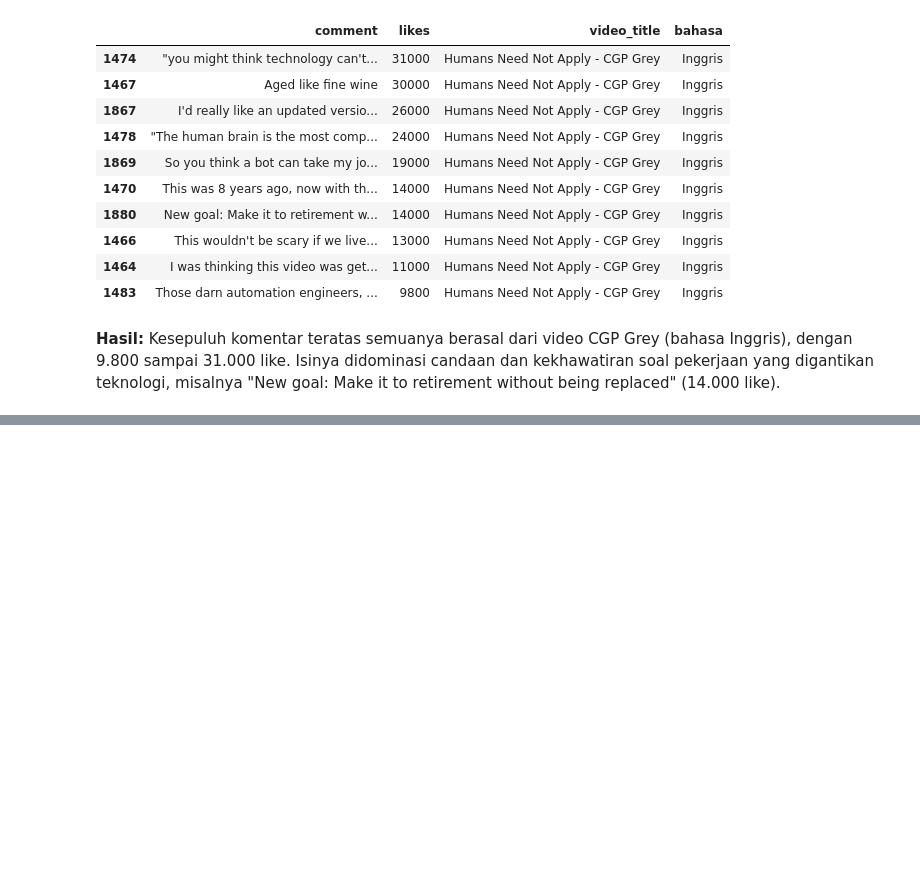
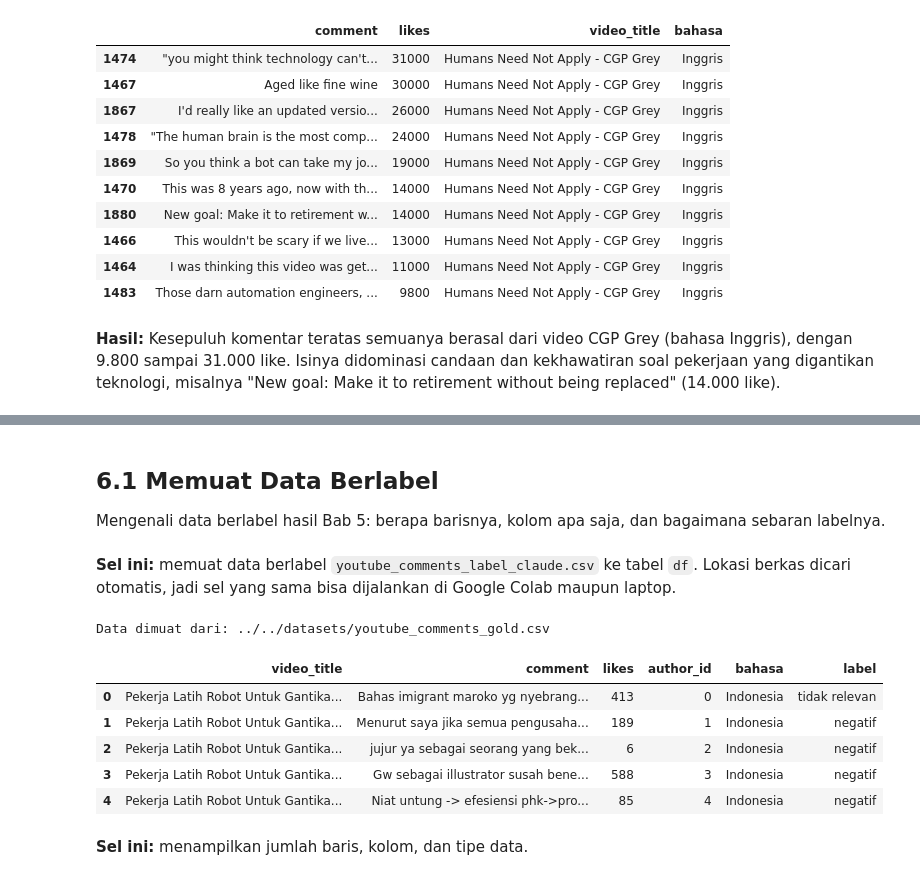
Before and after one commit to RoihansLab/Data-Mining-Project, a Jupyter notebook: youtube_comment_sentiment/Data_Preparation/data_preparation_labeling.ipynb, the cells around one changed output, grey strips where cells are left out. Saved outputs shown, nothing was run; the diff lists cells and outputs as text; code cells hidden in the pictures; blank space fills up the shorter version.

```diff
--- a/youtube_comment_sentiment/Data_Preparation/data_preparation_labeling.ipynb
+++ b/youtube_comment_sentiment/Data_Preparation/data_preparation_labeling.ipynb
@@ -1742,0 +1184,25 @@ plt.show()
+# %% [markdown]
+## **6.1 Memuat Data Berlabel**
+
+Mengenali data berlabel hasil Bab 5: berapa barisnya, kolom apa saja, dan bagaimana sebaran labelnya.
+# %% [markdown]
+**Sel ini:** memuat data berlabel `youtube_comments_label_claude.csv` ke tabel `df`. Lokasi berkas dicari otomatis, jadi sel yang sama bisa dijalankan di Google Colab maupun laptop.
+# %%
+# Lokasi data: Google Colab atau laptop
+for path in ["/content/youtube_comments_label_claude.csv", "../../datasets/youtube_comments_label_claude.csv", "datasets/youtube_comments_label_claude.csv"]:
+    if os.path.exists(path):
+        break
+
+df = pd.read_csv(path)
+print("Data dimuat dari:", path)
+df.head()
+# %% [output]
+Data dimuat dari: ../../datasets/youtube_comments_gold.csv
+|  | video_title | comment | likes | author_id | bahasa | label |
+| 0 | Pekerja Latih Robot Untuk Gantika... | Bahas imigrant maroko yg nyebrang... | 413 | 0 | Indonesia | tidak relevan |
+| 1 | Pekerja Latih Robot Untuk Gantika... | Menurut saya jika semua pengusaha... | 189 | 1 | Indonesia | negatif |
+| 2 | Pekerja Latih Robot Untuk Gantika... | jujur ya sebagai seorang yang bek... | 6 | 2 | Indonesia | negatif |
+| 3 | Pekerja Latih Robot Untuk Gantika... | Gw sebagai illustrator susah bene... | 588 | 3 | Indonesia | negatif |
+| 4 | Pekerja Latih Robot Untuk Gantika... | Niat untung -> efesiensi phk->pro... | 85 | 4 | Indonesia | negatif |
+# %% [markdown]
+**Sel ini:** menampilkan jumlah baris, kolom, dan tipe data.
```
Also changed, not shown: parts of 142 cells of this notebook, 4 other files.
